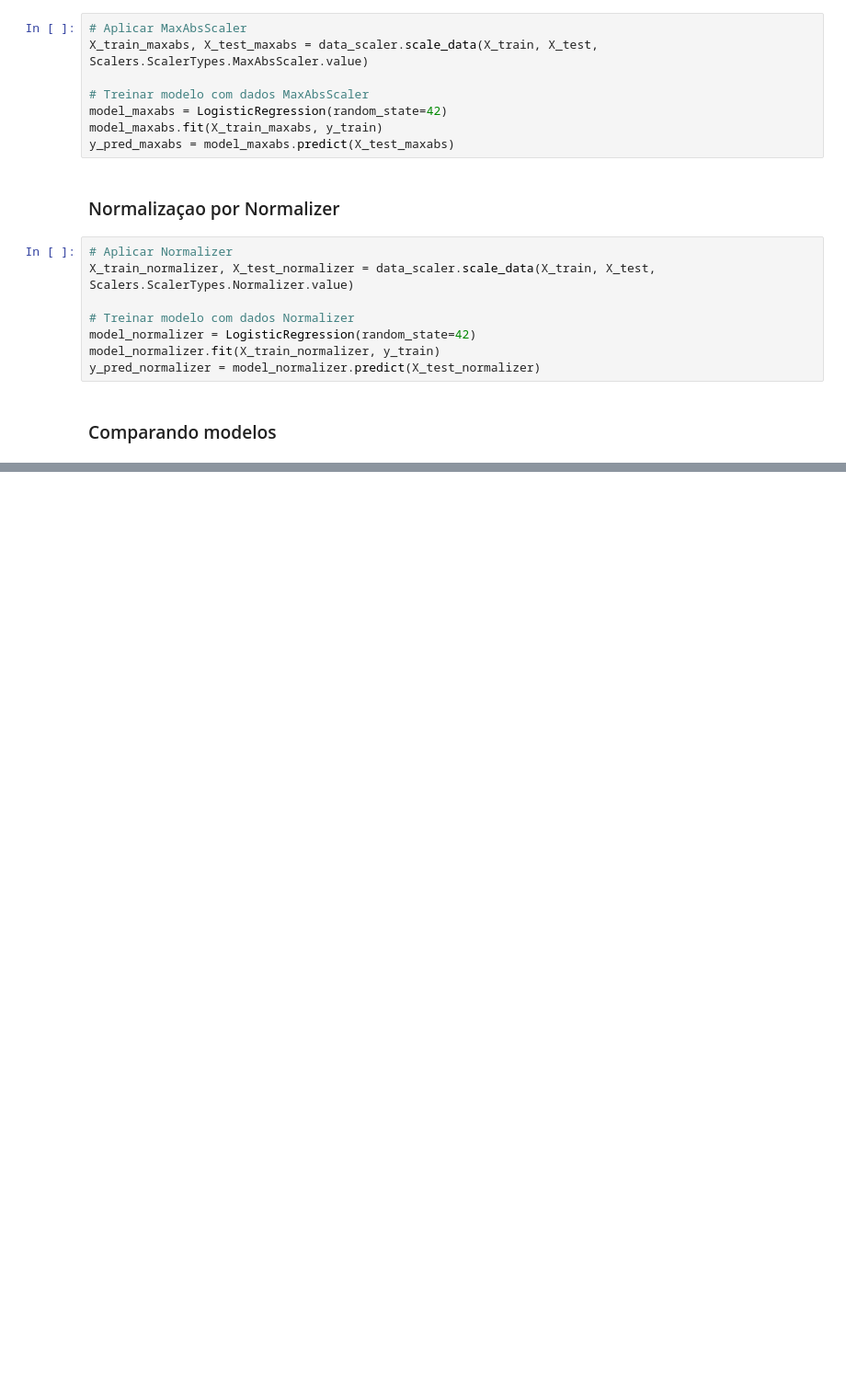
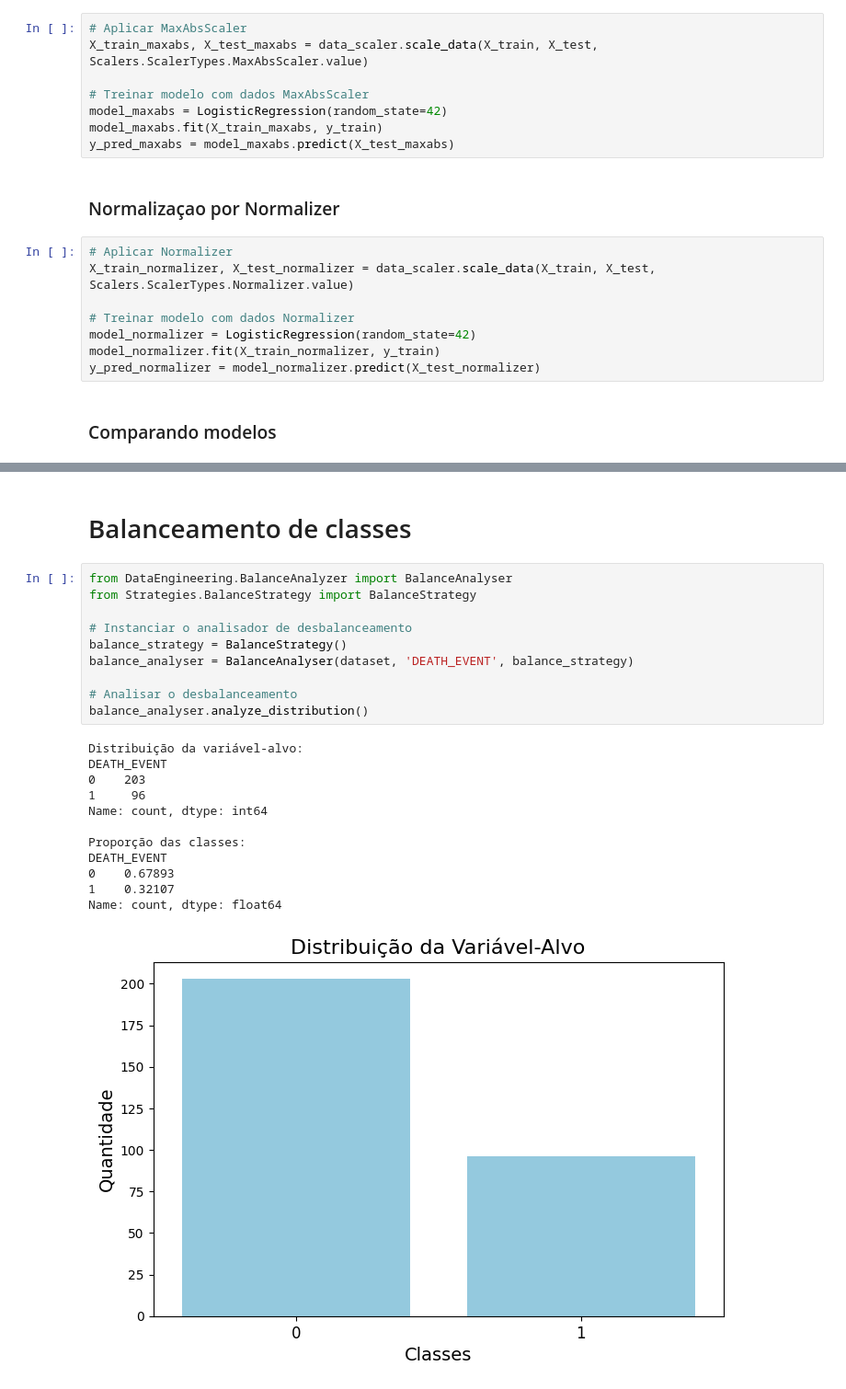
Before and after one commit to batista-neto/data-mining-heart-failure, a Jupyter notebook: main.ipynb, the cells around one changed output, grey strips where cells are left out. Shown: that part at 92% size. Drawn from its saved outputs; the diff is of its cells as text; blank space fills up the shorter version.

Commit message:
create topic of Balance

```diff
--- a/main.ipynb
+++ b/main.ipynb
@@ -270,0 +276,25 @@ Devido a não remoção dos outliers, pois eles nos ajudarão a identificar os d
+# %% [markdown]
+# Balanceamento de classes
+# %%
+from DataEngineering.BalanceAnalyzer import BalanceAnalyser
+from Strategies.BalanceStrategy import BalanceStrategy
+
+# Instanciar o analisador de desbalanceamento
+balance_strategy = BalanceStrategy()
+balance_analyser = BalanceAnalyser(dataset, 'DEATH_EVENT', balance_strategy)
+
+# Analisar o desbalanceamento
+balance_analyser.analyze_distribution()
+# %% [output]
+Distribuição da variável-alvo:
+DEATH_EVENT
+0    203
+1     96
+Name: count, dtype: int64
+
+Proporção das classes:
+DEATH_EVENT
+0    0.67893
+1    0.32107
+Name: count, dtype: float64
+[figure, added]
```
Also changed, not shown: parts of 19 cells of this notebook.
